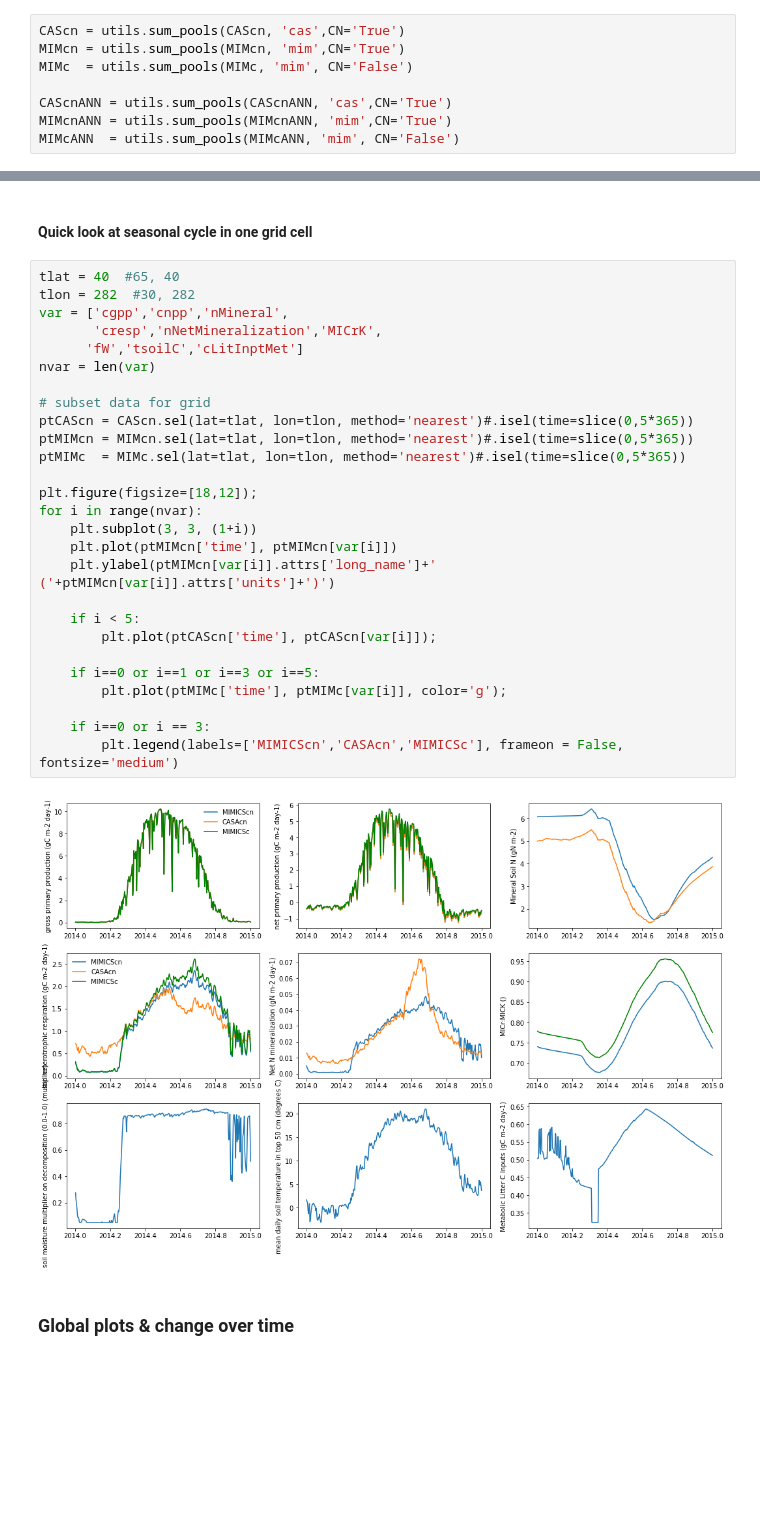
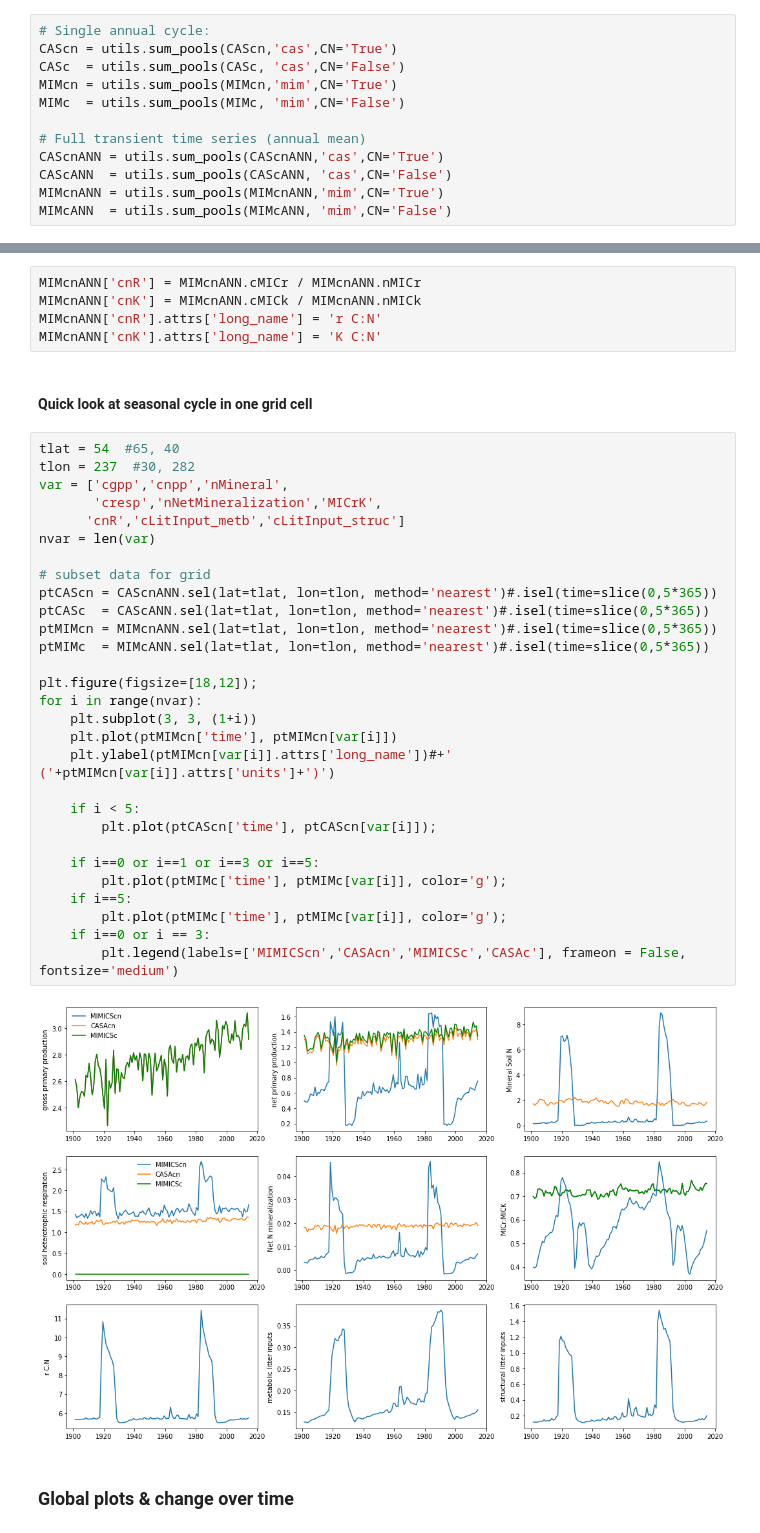
Before and after one commit to wwieder/biogeochem_testbed, a Jupyter notebook: analysis_code/CN_hist.ipynb, the cells around one changed output, grey strips where cells are left out. Cells and saved outputs as stored; diff of their text form; blank space fills up the shorter version.

```diff
--- a/analysis_code/CN_hist.ipynb
+++ b/analysis_code/CN_hist.ipynb
@@ -81,50 +91,61 @@ print('-- read in dataset -- ')
 # %% [markdown]
 #### Sum soil C & N pools
 # %%
-CAScn = utils.sum_pools(CAScn, 'cas',CN='True')
-MIMcn = utils.sum_pools(MIMcn, 'mim',CN='True')
-MIMc  = utils.sum_pools(MIMc, 'mim', CN='False')
+# Single annual cycle:
+CAScn = utils.sum_pools(CAScn,'cas',CN='True')
+CASc  = utils.sum_pools(CASc, 'cas',CN='False')
+MIMcn = utils.sum_pools(MIMcn,'mim',CN='True')
+MIMc  = utils.sum_pools(MIMc, 'mim',CN='False')
 
-CAScnANN = utils.sum_pools(CAScnANN, 'cas',CN='True')
-MIMcnANN = utils.sum_pools(MIMcnANN, 'mim',CN='True')
-MIMcANN  = utils.sum_pools(MIMcANN, 'mim', CN='False')
+# Full transient time series (annual mean)
+CAScnANN = utils.sum_pools(CAScnANN,'cas',CN='True')
+CAScANN  = utils.sum_pools(CAScANN, 'cas',CN='False')
+MIMcnANN = utils.sum_pools(MIMcnANN,'mim',CN='True')
+MIMcANN  = utils.sum_pools(MIMcANN, 'mim',CN='False')
 # %%
 # get correct respiration flux onto MIMICS output
 MIMcn['cresp']   = MIMcn['cHresp']
 MIMcnANN['cresp']= MIMcnANN['cHresp']
 MIMc['cresp']    = MIMc['cHresp']
 MIMcANN['cresp'] = MIMcANN['cHresp']
+# %%
+MIMcnANN['cnR'] = MIMcnANN.cMICr / MIMcnANN.nMICr
+MIMcnANN['cnK'] = MIMcnANN.cMICk / MIMcnANN.nMICk
+MIMcnANN['cnR'].attrs['long_name'] = 'r C:N'
+MIMcnANN['cnK'].attrs['long_name'] = 'K C:N'
 # %% [markdown]
 #### Quick look at seasonal cycle in one grid cell
 # %%
-tlat = 40  #65, 40
-tlon = 282  #30, 282
+tlat = 54  #65, 40
+tlon = 237  #30, 282
 var = ['cgpp','cnpp','nMineral',
        'cresp','nNetMineralization','MICrK',
-      'fW','tsoilC','cLitInptMet']
+      'cnR','cLitInput_metb','cLitInput_struc']
 nvar = len(var)
 
 # subset data for grid
-ptCAScn = CAScn.sel(lat=tlat, lon=tlon, method='nearest')#.isel(time=slice(0,5*365))
-ptMIMcn = MIMcn.sel(lat=tlat, lon=tlon, method='nearest')#.isel(time=slice(0,5*365))
-ptMIMc  = MIMc.sel(lat=tlat, lon=tlon, method='nearest')#.isel(time=slice(0,5*365))
+ptCAScn = CAScnANN.sel(lat=tlat, lon=tlon, method='nearest')#.isel(time=slice(0,5*365))
+ptCASc  = CAScANN.sel(lat=tlat, lon=tlon, method='nearest')#.isel(time=slice(0,5*365))
+ptMIMcn = MIMcnANN.sel(lat=tlat, lon=tlon, method='nearest')#.isel(time=slice(0,5*365))
+ptMIMc  = MIMcANN.sel(lat=tlat, lon=tlon, method='nearest')#.isel(time=slice(0,5*365))
 
 plt.figure(figsize=[18,12]);
 for i in range(nvar):
     plt.subplot(3, 3, (1+i))
     plt.plot(ptMIMcn['time'], ptMIMcn[var[i]])
-    plt.ylabel(ptMIMcn[var[i]].attrs['long_name']+' ('+ptMIMcn[var[i]].attrs['units']+')')
+    plt.ylabel(ptMIMcn[var[i]].attrs['long_name'])#+' ('+ptMIMcn[var[i]].attrs['units']+')')
 
     if i < 5:
         plt.plot(ptCAScn['time'], ptCAScn[var[i]]);
 
     if i==0 or i==1 or i==3 or i==5:
         plt.plot(ptMIMc['time'], ptMIMc[var[i]], color='g');
-
+    if i==5:
+        plt.plot(ptMIMc['time'], ptMIMc[var[i]], color='g');
     if i==0 or i == 3:
-        plt.legend(labels=['MIMICScn','CASAcn','MIMICSc'], frameon = False, fontsize='medium')
+        plt.legend(labels=['MIMICScn','CASAcn','MIMICSc','CASAc'], frameon = False, fontsize='medium')
 # %% [output]
-[figure, old version]
+[figure, new version]
 # %% [markdown]
 ### Global plots & change over time
 # %%
```
Also changed, not shown: parts of 12 cells of this notebook, 3 other files.
